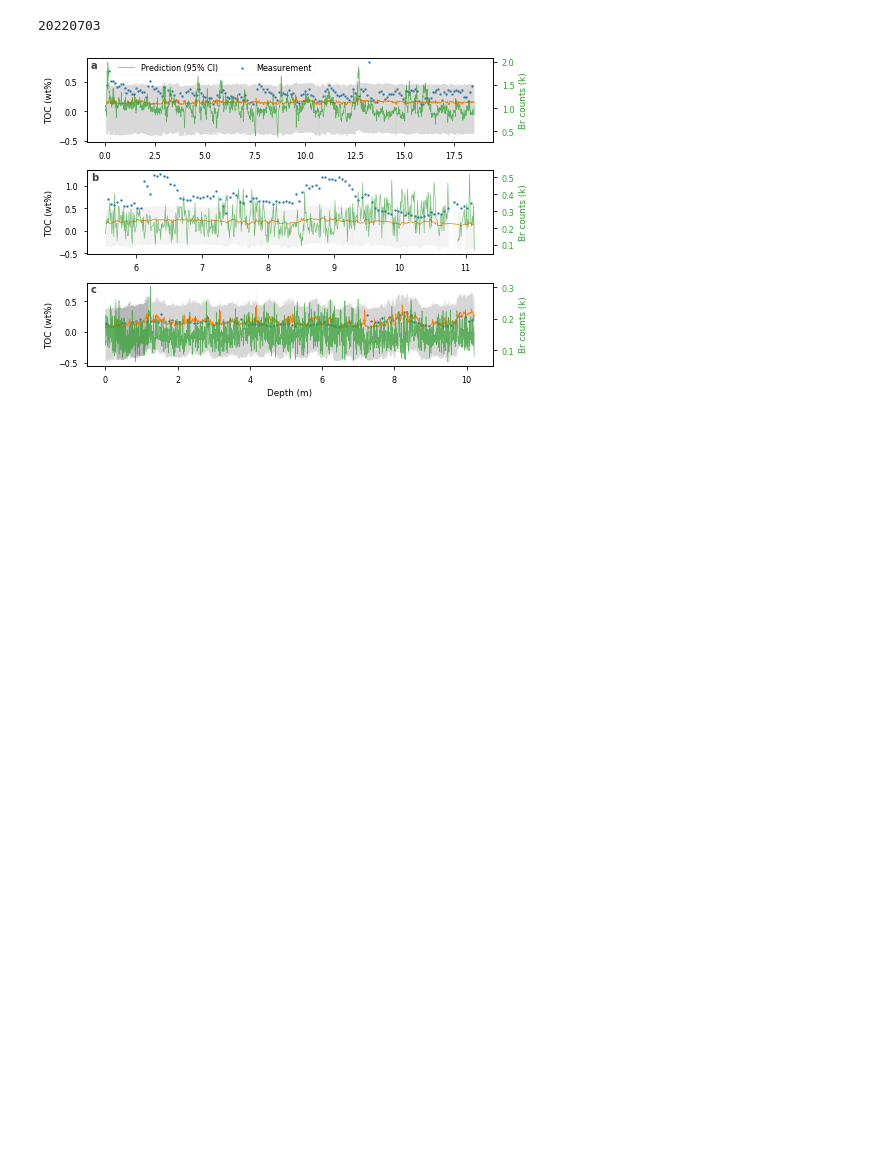
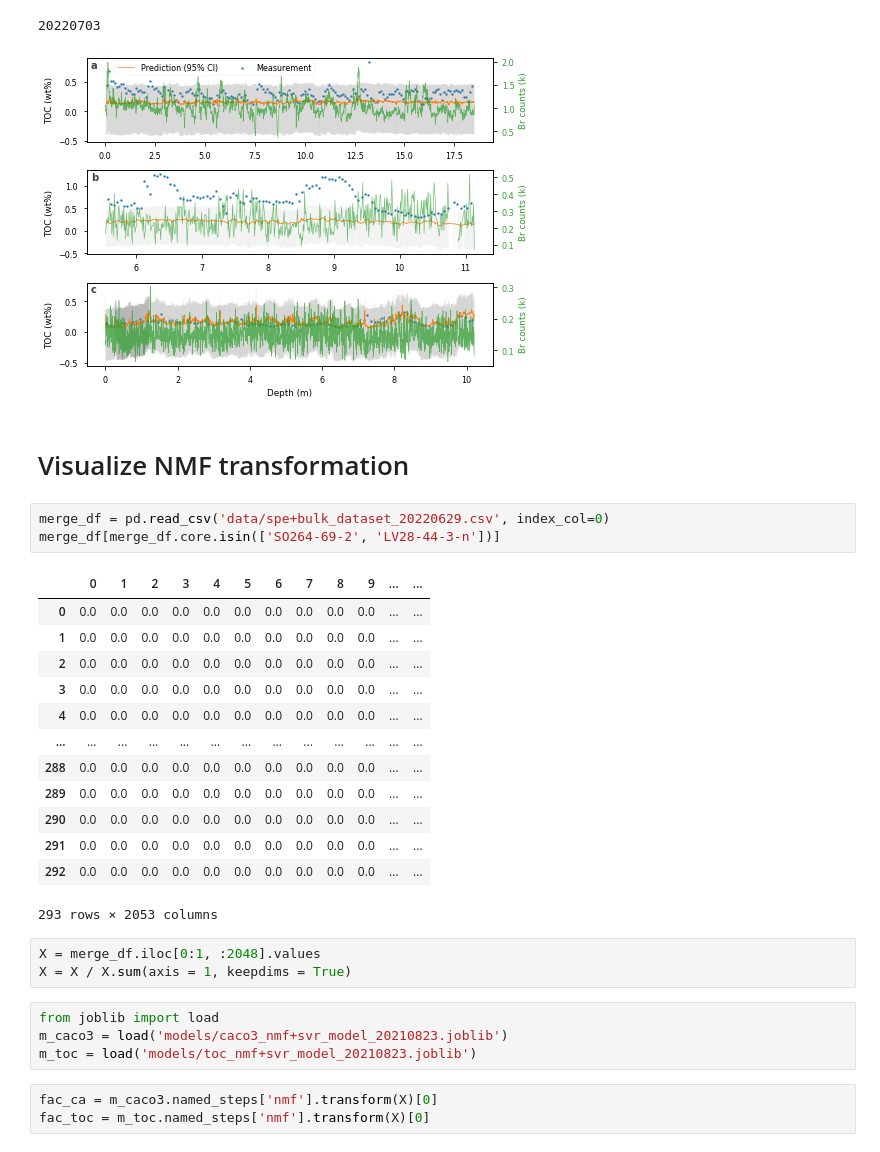
Before and after one commit to dispink/CaCO3_NWP, a Jupyter notebook: plot_for_paper_04.ipynb, the cells around one changed output. Saved outputs shown, nothing was run; the diff lists cells and outputs as text; blank space fills up the shorter version.

```diff
--- a/plot_for_paper_04.ipynb
+++ b/plot_for_paper_04.ipynb
@@ -174,3 +175,32 @@ print(date)
 # %% [output]
 20220703
 [figure]
+# %% [markdown]
+# Visualize NMF transformation
+# %%
+merge_df = pd.read_csv('data/spe+bulk_dataset_20220629.csv', index_col=0)
+merge_df[merge_df.core.isin(['SO264-69-2', 'LV28-44-3-n'])]
+# %% [output]
+|  | 0 | 1 | 2 | 3 | 4 | 5 | 6 | 7 | 8 | 9 | ... | ... |
+| 0 | 0.0 | 0.0 | 0.0 | 0.0 | 0.0 | 0.0 | 0.0 | 0.0 | 0.0 | 0.0 | ... | ... |
+| 1 | 0.0 | 0.0 | 0.0 | 0.0 | 0.0 | 0.0 | 0.0 | 0.0 | 0.0 | 0.0 | ... | ... |
+| 2 | 0.0 | 0.0 | 0.0 | 0.0 | 0.0 | 0.0 | 0.0 | 0.0 | 0.0 | 0.0 | ... | ... |
+| 3 | 0.0 | 0.0 | 0.0 | 0.0 | 0.0 | 0.0 | 0.0 | 0.0 | 0.0 | 0.0 | ... | ... |
+| 4 | 0.0 | 0.0 | 0.0 | 0.0 | 0.0 | 0.0 | 0.0 | 0.0 | 0.0 | 0.0 | ... | ... |
+| ... | ... | ... | ... | ... | ... | ... | ... | ... | ... | ... | ... | ... |
+| 288 | 0.0 | 0.0 | 0.0 | 0.0 | 0.0 | 0.0 | 0.0 | 0.0 | 0.0 | 0.0 | ... | ... |
+| 289 | 0.0 | 0.0 | 0.0 | 0.0 | 0.0 | 0.0 | 0.0 | 0.0 | 0.0 | 0.0 | ... | ... |
+| 290 | 0.0 | 0.0 | 0.0 | 0.0 | 0.0 | 0.0 | 0.0 | 0.0 | 0.0 | 0.0 | ... | ... |
+| 291 | 0.0 | 0.0 | 0.0 | 0.0 | 0.0 | 0.0 | 0.0 | 0.0 | 0.0 | 0.0 | ... | ... |
+| 292 | 0.0 | 0.0 | 0.0 | 0.0 | 0.0 | 0.0 | 0.0 | 0.0 | 0.0 | 0.0 | ... | ... |
+293 rows × 2053 columns
+# %%
+X = merge_df.iloc[0:1, :2048].values
+X = X / X.sum(axis = 1, keepdims = True)
+# %%
+from joblib import load
+m_caco3 = load('models/caco3_nmf+svr_model_20210823.joblib')
+m_toc = load('models/toc_nmf+svr_model_20210823.joblib')
+# %%
+fac_ca = m_caco3.named_steps['nmf'].transform(X)[0]
+fac_toc = m_toc.named_steps['nmf'].transform(X)[0]
```
Also changed, not shown: parts of 3 cells of this notebook.
